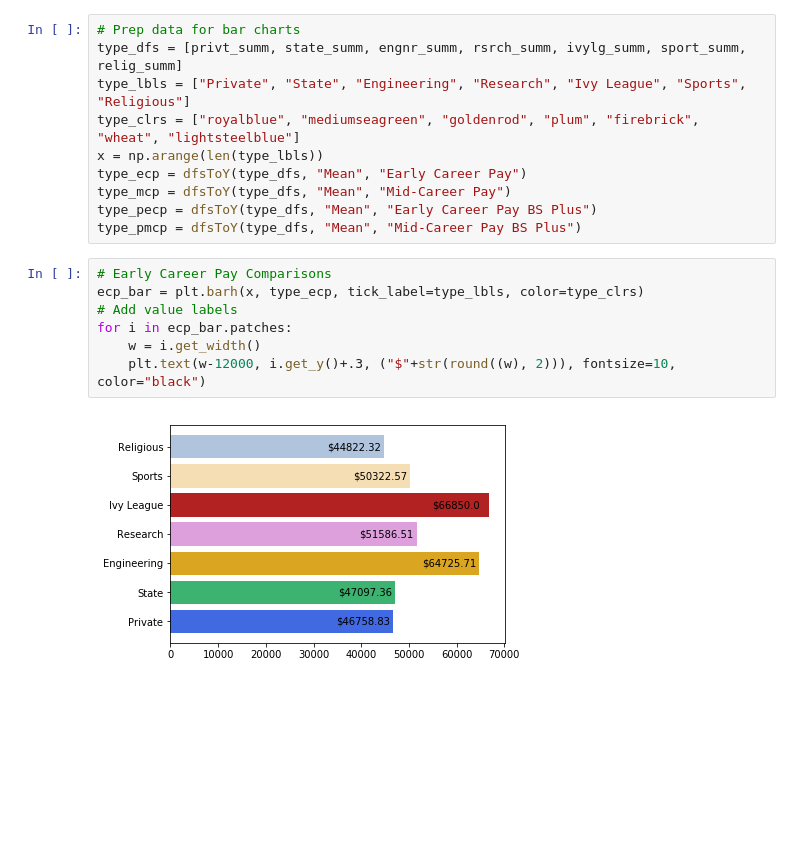
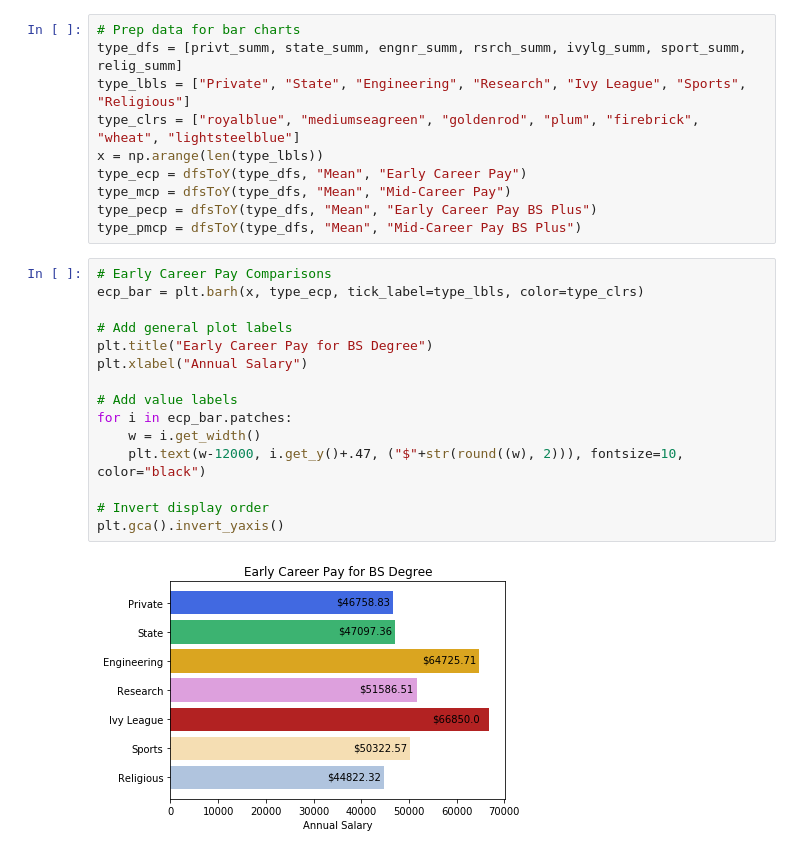
Before and after one commit to rohitrao1/Analysis-of-Higher-Education, a Jupyter notebook: ABComp.ipynb, the cells around one changed output. Cells and saved outputs as stored; diff of their text form; blank space fills up the shorter version.

Commit message:
Add files via upload
20180922 - Cleaned up chart appearance and added labels.

```diff
--- a/ABComp.ipynb
+++ b/ABComp.ipynb
@@ -342,9 +342,17 @@ type_pmcp = dfsToY(type_dfs, "Mean", "Mid-Career Pay BS Plus")
 # %%
 # Early Career Pay Comparisons
 ecp_bar = plt.barh(x, type_ecp, tick_label=type_lbls, color=type_clrs)
+
+# Add general plot labels
+plt.title("Early Career Pay for BS Degree")
+plt.xlabel("Annual Salary")
+
 # Add value labels
 for i in ecp_bar.patches:
     w = i.get_width()
-    plt.text(w-12000, i.get_y()+.3, ("$"+str(round((w), 2))), fontsize=10, color="black")
+    plt.text(w-12000, i.get_y()+.47, ("$"+str(round((w), 2))), fontsize=10, color="black")
+
+# Invert display order
+plt.gca().invert_yaxis()
 # %% [output]
-[figure, old version]
+[figure, new version]
```
